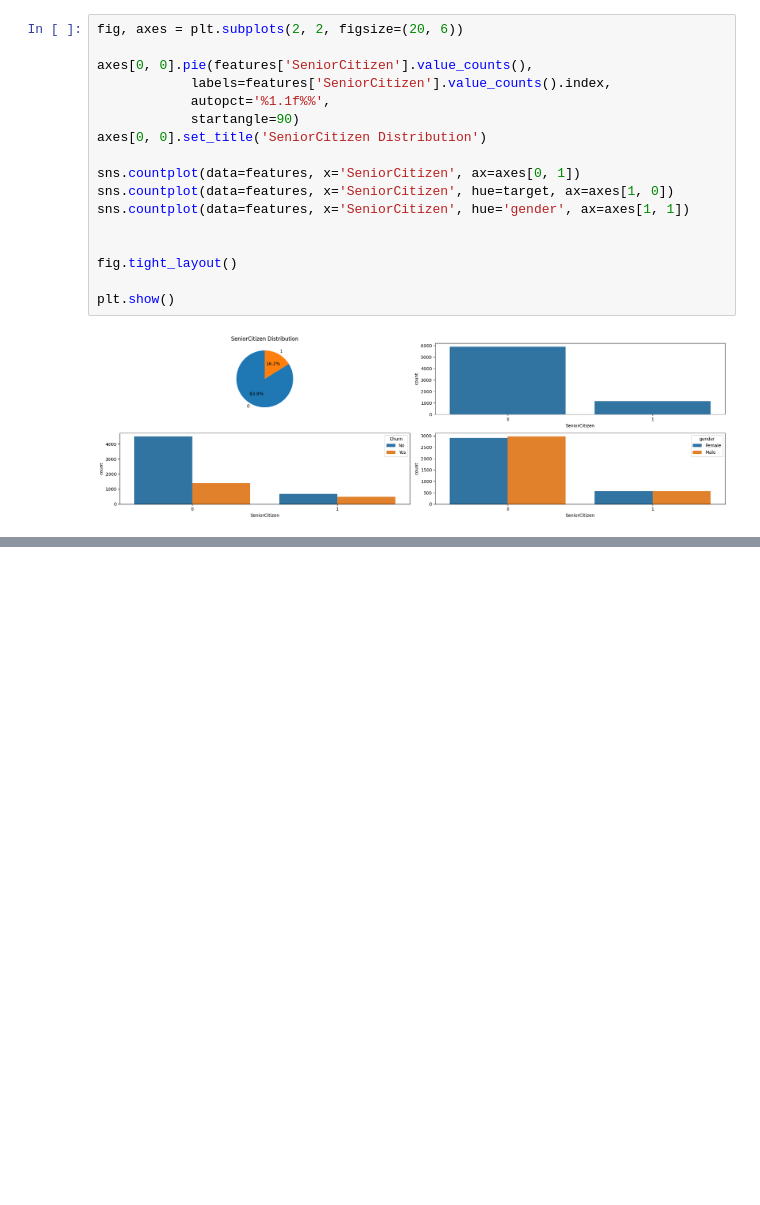
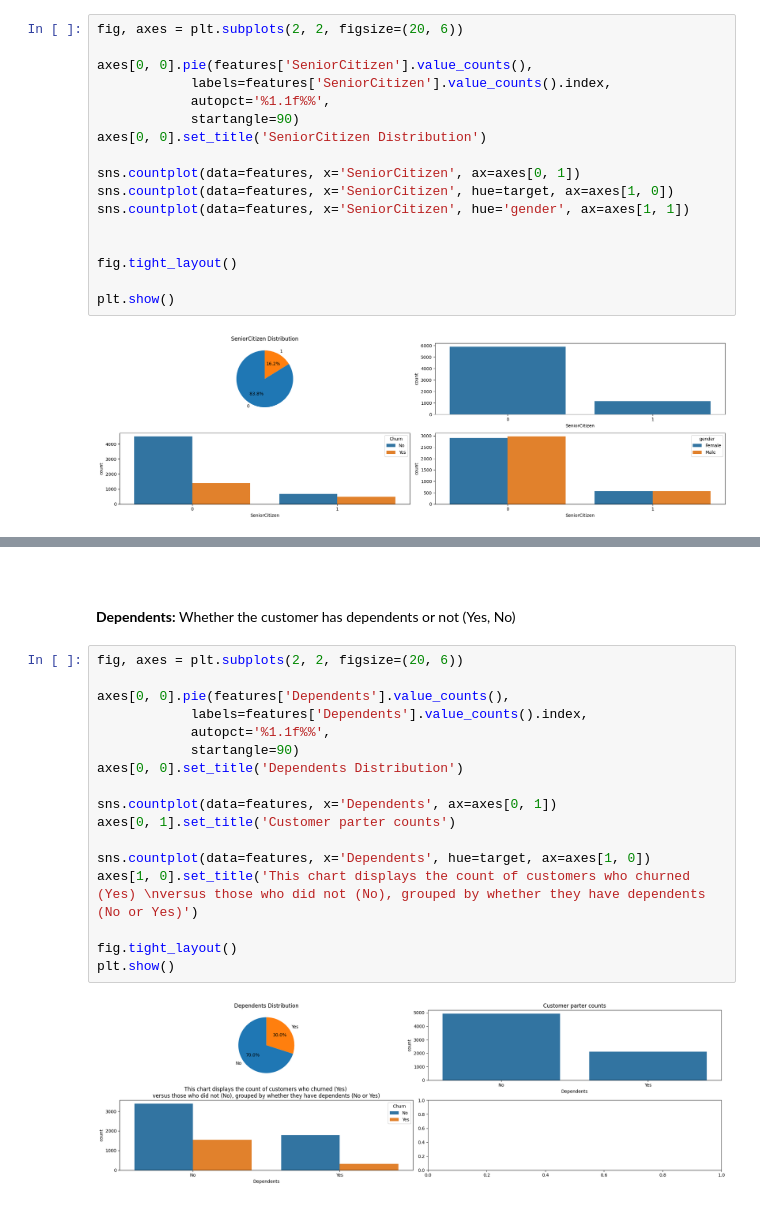
Before and after one commit to sudiptoshahin/customer-churn-pred, a Jupyter notebook: notebooks/main.ipynb, the cells around one changed output, grey strips where cells are left out. Cells and saved outputs as stored; diff of their text form; blank space fills up the shorter version.

```diff
--- a/notebooks/main.ipynb
+++ b/notebooks/main.ipynb
@@ -151,0 +181,22 @@ array(['Yes', 'No'], dtype=object)
+# %% [markdown]
+<br><br>
+__Dependents:__ Whether the customer has dependents or not (Yes, No)
+# %%
+fig, axes = plt.subplots(2, 2, figsize=(20, 6))
+
+axes[0, 0].pie(features['Dependents'].value_counts(),
+            labels=features['Dependents'].value_counts().index,
+            autopct='%1.1f%%',
+            startangle=90)
+axes[0, 0].set_title('Dependents Distribution')
+
+sns.countplot(data=features, x='Dependents', ax=axes[0, 1])
+axes[0, 1].set_title('Customer parter counts')
+
+sns.countplot(data=features, x='Dependents', hue=target, ax=axes[1, 0])
+axes[1, 0].set_title('This chart displays the count of customers who churned (Yes) \nversus those who did not (No), grouped by whether they have dependents (No or Yes)')
+
+fig.tight_layout()
+plt.show()
+# %% [output]
+[figure, added]
```
Also changed, not shown: parts of 12 cells of this notebook.
